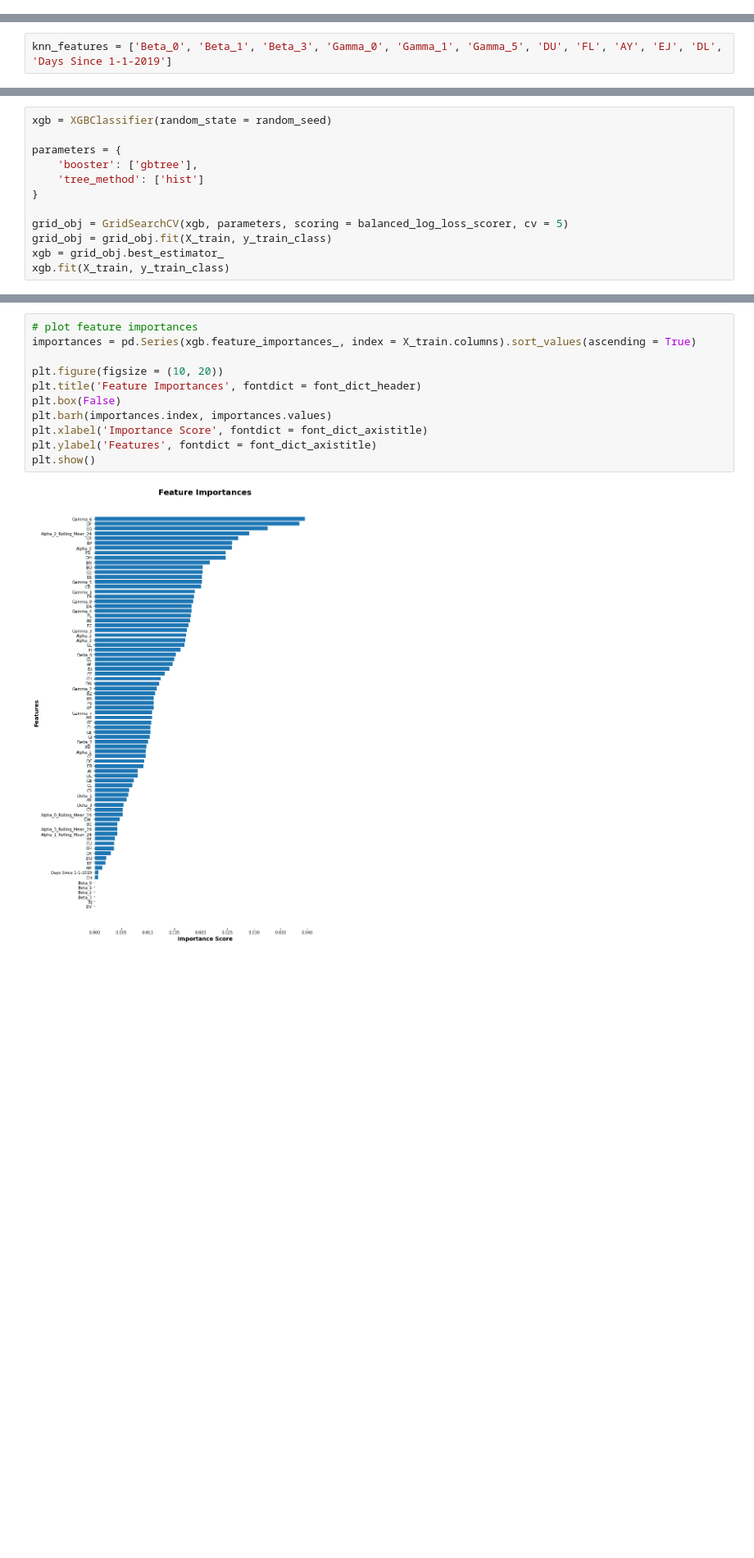
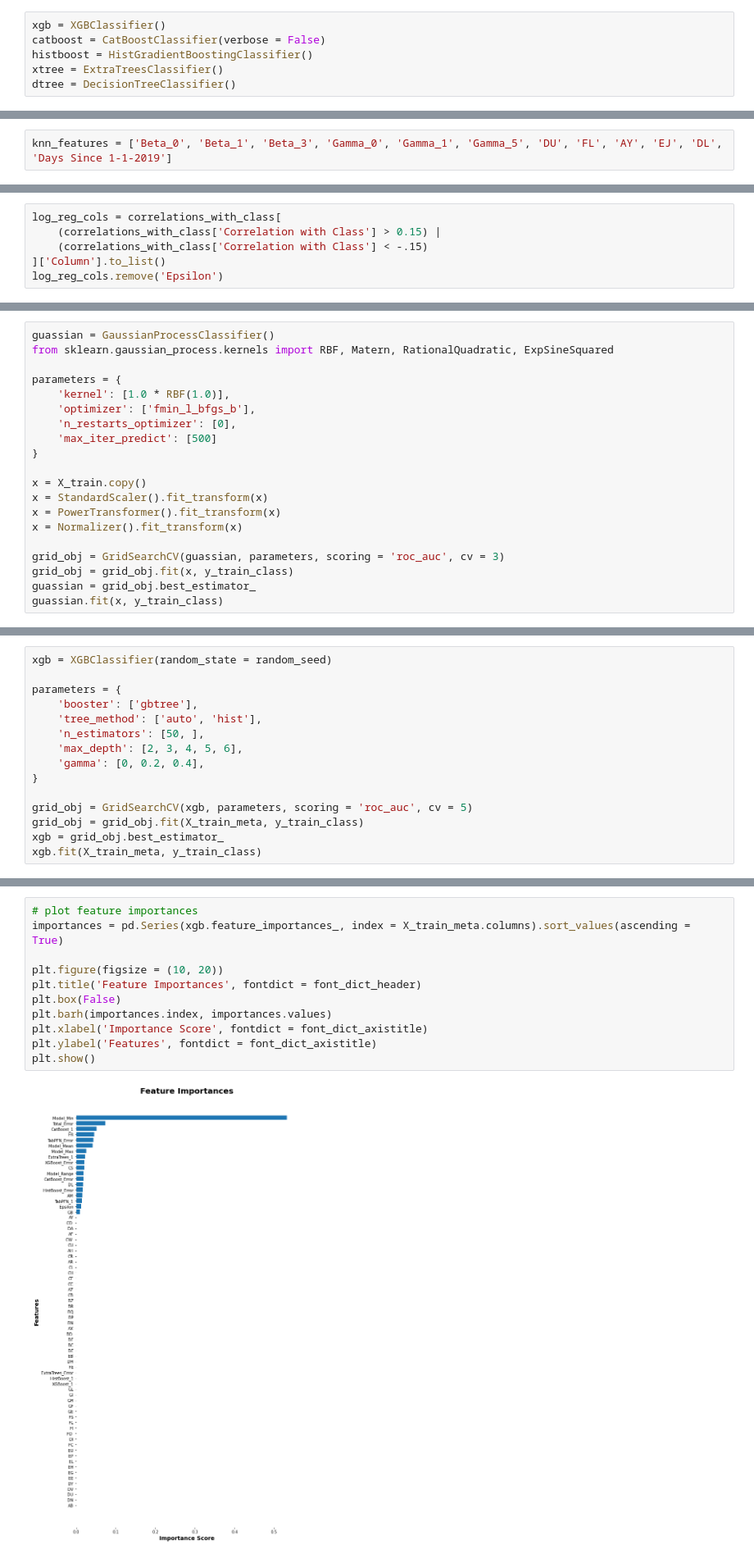
Before and after one commit to ClayGendron/icr-identify-age-related-conditions-kaggle, a Jupyter notebook: icr-gendron-2.ipynb, the cells around one changed output, grey strips where cells are left out. Shown at 82% size. Saved outputs shown, nothing was run; the diff lists cells and outputs as text; blank space fills up the shorter version.

Commit message:
Added guassian modeling

```diff
--- a/icr-gendron-2.ipynb
+++ b/icr-gendron-2.ipynb
@@ -266,0 +530,6 @@ test_df['Error'] = abs(test_df['Class'] - test_df['Alpha_1'])
+# %%
+xgb = XGBClassifier()
+catboost = CatBoostClassifier(verbose = False)
+histboost = HistGradientBoostingClassifier()
+xtree = ExtraTreesClassifier()
+dtree = DecisionTreeClassifier()
@@ -673 +1172,7 @@ knn_features = ['Beta_0', 'Beta_1', 'Beta_3', 'Gamma_0', 'Gamma_1', 'Gamma_5', '
+# %%
+log_reg_cols = correlations_with_class[
+    (correlations_with_class['Correlation with Class'] > 0.15) |
+    (correlations_with_class['Correlation with Class'] < -.15)
+]['Column'].to_list()
+log_reg_cols.remove('Epsilon')
 # %%
@@ -687,0 +1199,20 @@ KNeighborsClassifier(n_neighbors=13, p=1, weights='distance')
+# %%
+guassian = GaussianProcessClassifier()
+from sklearn.gaussian_process.kernels import RBF, Matern, RationalQuadratic, ExpSineSquared
+
+parameters = {
+    'kernel': [1.0 * RBF(1.0)],
+    'optimizer': ['fmin_l_bfgs_b'],
+    'n_restarts_optimizer': [0],
+    'max_iter_predict': [500]
+}
+
+x = X_train.copy()
+x = StandardScaler().fit_transform(x)
+x = PowerTransformer().fit_transform(x)
+x = Normalizer().fit_transform(x)
+
+grid_obj = GridSearchCV(guassian, parameters, scoring = 'roc_auc', cv = 3)
+grid_obj = grid_obj.fit(x, y_train_class)
+guassian = grid_obj.best_estimator_
+guassian.fit(x, y_train_class)
@@ -700,13 +1234,16 @@ xgb = XGBClassifier(random_state = random_seed)
 
 parameters = {
     'booster': ['gbtree'],
-    'tree_method': ['hist']
+    'tree_method': ['auto', 'hist'],
+    'n_estimators': [50, ],
+    'max_depth': [2, 3, 4, 5, 6],
+    'gamma': [0, 0.2, 0.4],
 }
 
-grid_obj = GridSearchCV(xgb, parameters, scoring = balanced_log_loss_scorer, cv = 5)
-grid_obj = grid_obj.fit(X_train, y_train_class)
+grid_obj = GridSearchCV(xgb, parameters, scoring = 'roc_auc', cv = 5)
+grid_obj = grid_obj.fit(X_train_meta, y_train_class)
 xgb = grid_obj.best_estimator_
-xgb.fit(X_train, y_train_class)
+xgb.fit(X_train_meta, y_train_class)
 # %% [output]
 XGBClassifier(base_score=0.5, booster='gbtree', callbacks=None,
               colsample_bylevel=1, colsample_bynode=1, colsample_bytree=1,
@@ -728,16 +1276,16 @@ results
 # %%
 # plot feature importances
-importances = pd.Series(xgb.feature_importances_, index = X_train.columns).sort_values(ascending = True)
+importances = pd.Series(xgb.feature_importances_, index = X_train_meta.columns).sort_values(ascending = True)
 
 plt.figure(figsize = (10, 20))
 plt.title('Feature Importances', fontdict = font_dict_header)
 plt.box(False)
 plt.barh(importances.index, importances.values)
 plt.xlabel('Importance Score', fontdict = font_dict_axistitle)
 plt.ylabel('Features', fontdict = font_dict_axistitle)
 plt.show()
 # %% [output]
-[figure, old version]
+[figure, new version]
 # %%
 xtree = ExtraTreesClassifier(random_state = random_seed)
 
```
Also changed, not shown: parts of 77 cells of this notebook, 5 other files.
